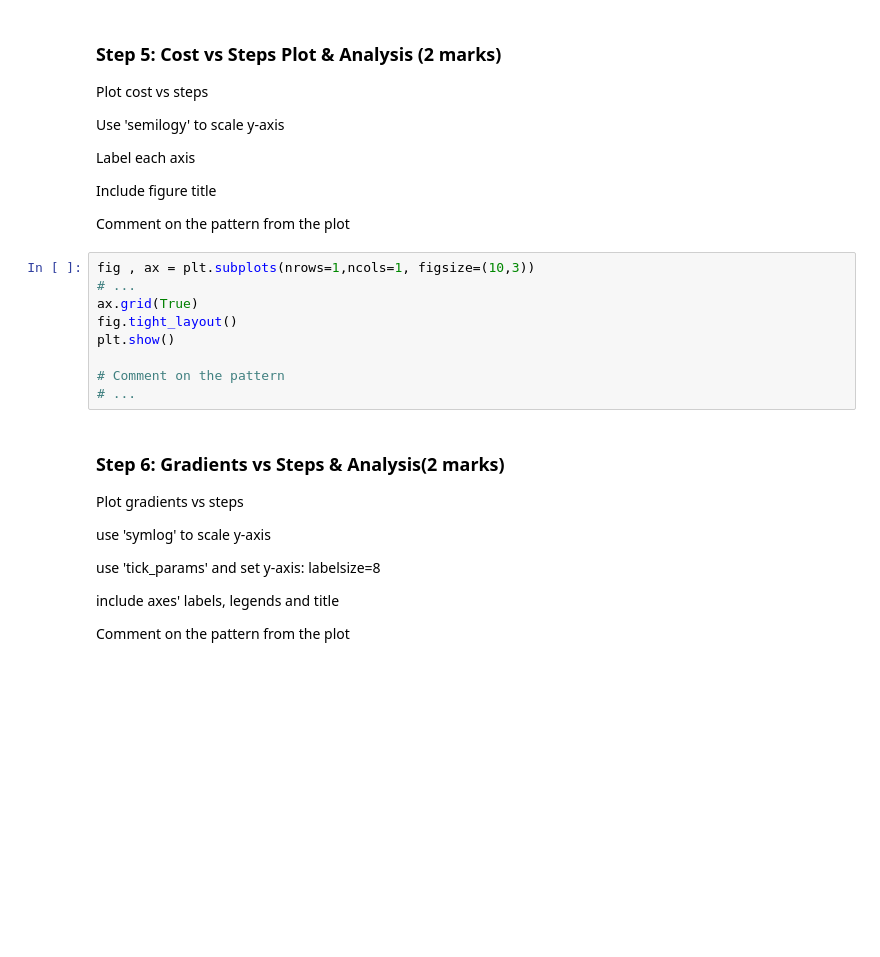
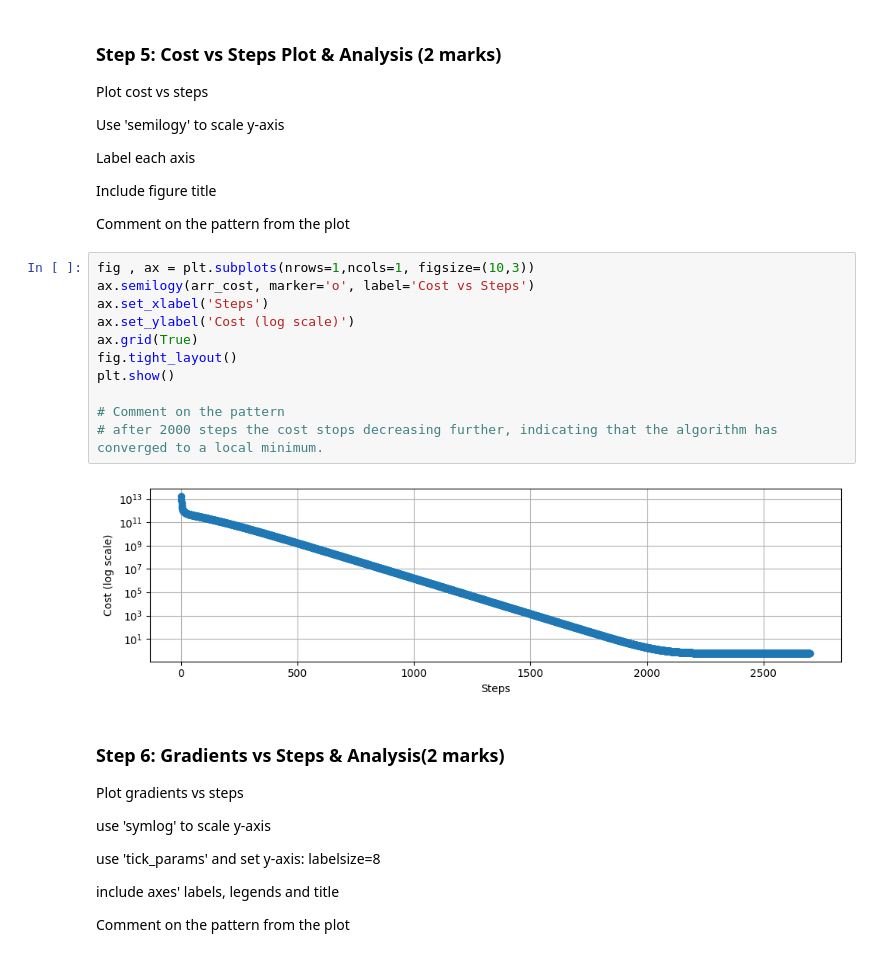
Before and after one commit to MusadSaiyed7/engg680_2024_fall, a Jupyter notebook: Lab_Assignment3/Assignment3.ipynb, the cells around one changed output. Drawn from its saved outputs; the diff is of its cells as text; blank space fills up the shorter version.

Commit message:
Completed Step 5: Cost vs Steps Plot & Analysis

```diff
--- a/Lab_Assignment3/Assignment3.ipynb
+++ b/Lab_Assignment3/Assignment3.ipynb
@@ -257,13 +257,17 @@ Include figure title
 Comment on the pattern from the plot
 # %%
 fig , ax = plt.subplots(nrows=1,ncols=1, figsize=(10,3))
-# ...
+ax.semilogy(arr_cost, marker='o', label='Cost vs Steps')
+ax.set_xlabel('Steps')
+ax.set_ylabel('Cost (log scale)')
 ax.grid(True)
 fig.tight_layout()
 plt.show()
 
 # Comment on the pattern
-# ...
+# after 2000 steps the cost stops decreasing further, indicating that the algorithm has converged to a local minimum.
+# %% [output]
+[figure, added]
 # %% [markdown]
 ### Step 6: Gradients vs Steps & Analysis(2 marks)
 Plot gradients vs steps
```
